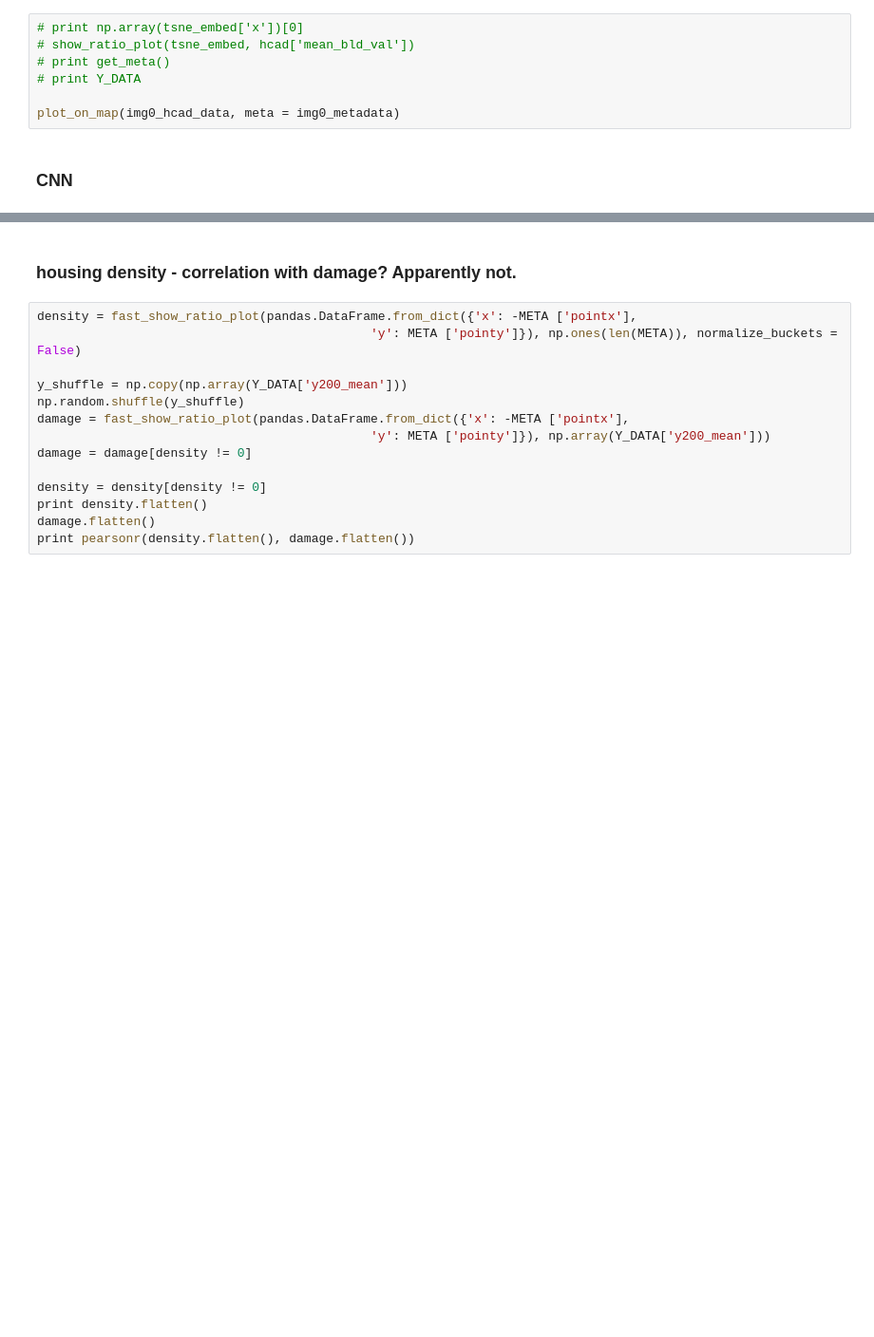
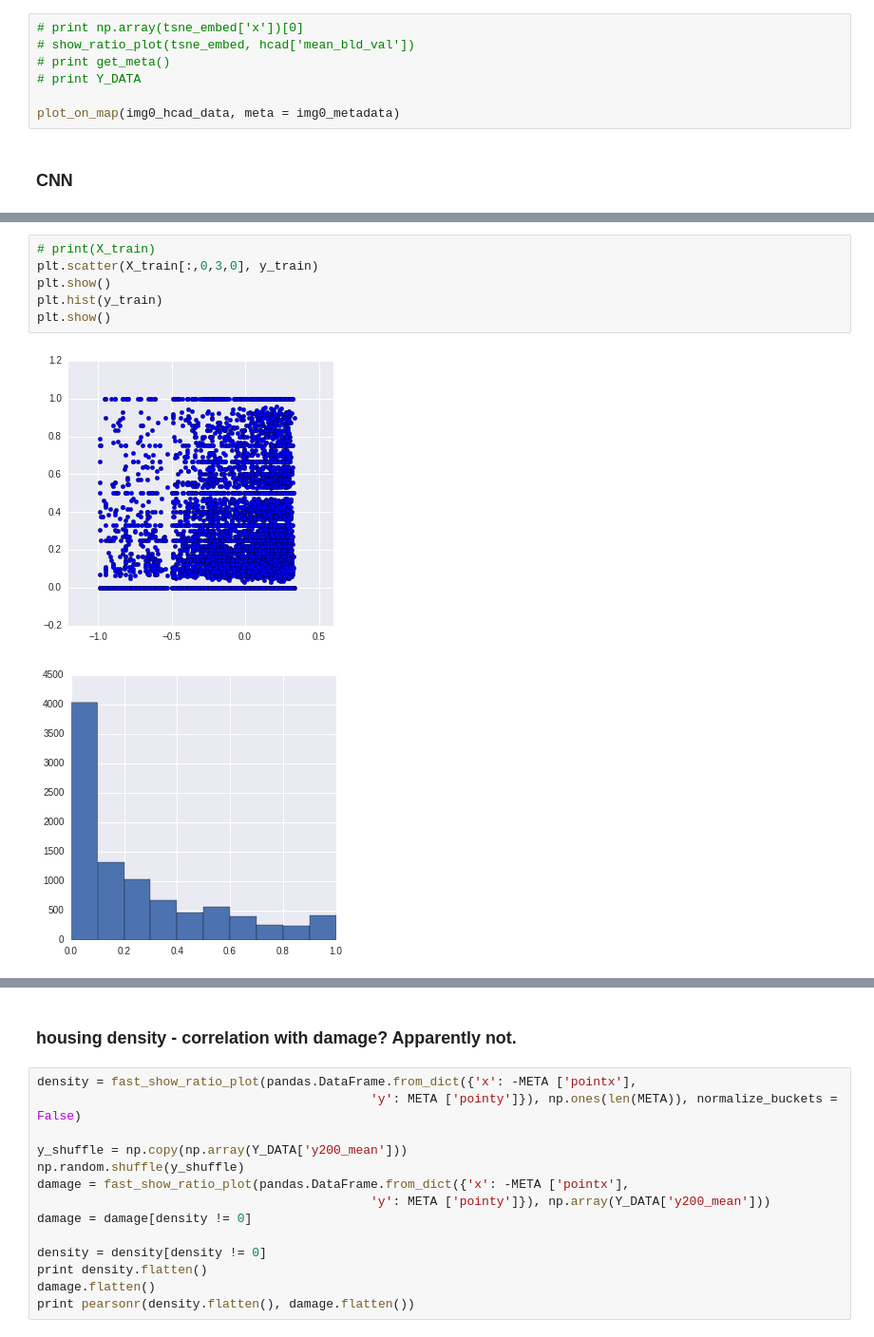
Before and after one commit to IJDykeman/storm_damage_prediction, a Jupyter notebook: tsne_and_dataviz.ipynb, the cells around one changed output, grey strips where cells are left out. Shown at 95% size. Drawn from its saved outputs; the diff is of its cells as text; blank space fills up the shorter version.

Commit message:
neural net training, but not well

```diff
--- a/tsne_and_dataviz.ipynb
+++ b/tsne_and_dataviz.ipynb
@@ -140,3 +175,12 @@ y_data length (702356, 10)
+# %%
+# print(X_train)
+plt.scatter(X_train[:,0,3,0], y_train)
+plt.show()
+plt.hist(y_train)
+plt.show()
+# %% [output]
+[figure, added]
+[figure, added]
 # %%
 from __future__ import print_function
 
```
Also changed, not shown: parts of 9 cells of this notebook, 1 other file.
